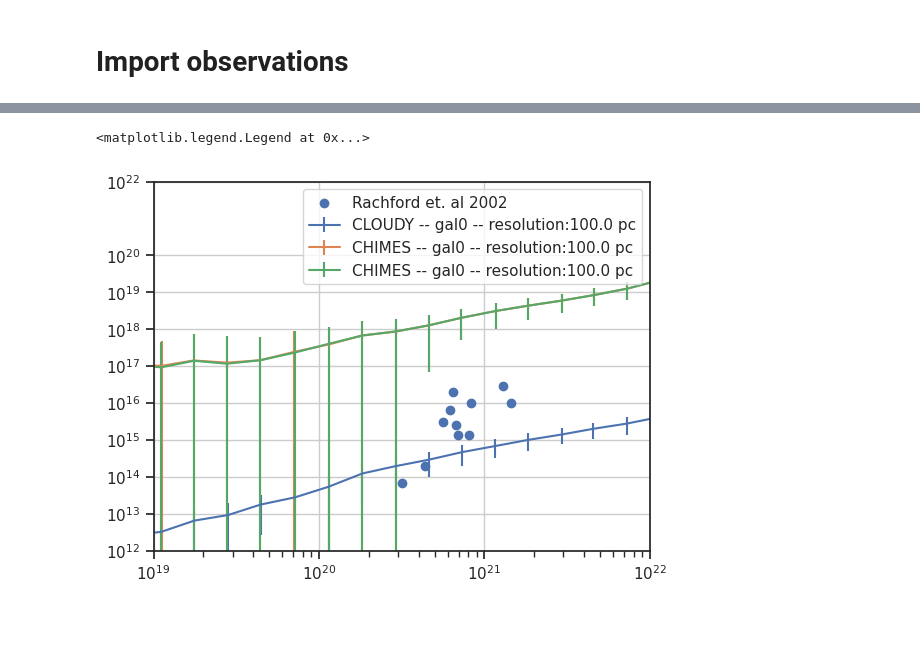
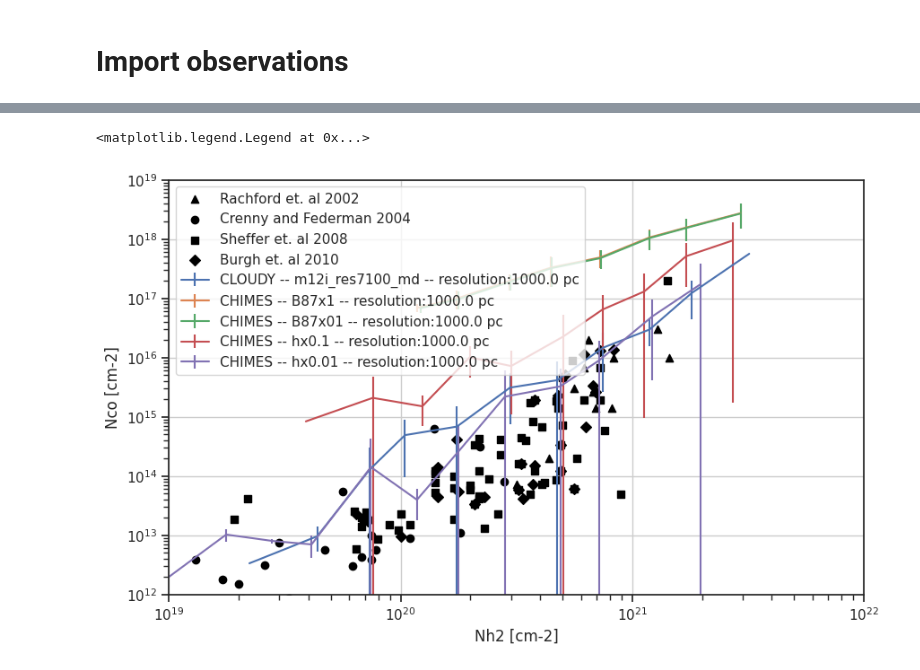
Before and after one commit to dtolgay/chimes-niagara, a Jupyter notebook: notebooks/Nco_vs_Nh2.ipynb, the cells around one changed output, grey strips where cells are left out. Cells and saved outputs as stored; diff of their text form; code cells hidden in the pictures; blank space fills up the shorter version.

```diff
--- a/notebooks/Nco_vs_Nh2.ipynb
+++ b/notebooks/Nco_vs_Nh2.ipynb
@@ -315,3 +361,8 @@ Done!
 # Import observations
 # %%
 rachford = observations.rachford_2002_number_column_density(filedir = "/home/m/murray/dtolgay/Observations")
+crenny = observations.crenny_2004_number_column_density(filedir = "/home/m/murray/dtolgay/Observations")
+sheffer = observations.sheffer_2008_number_column_density(filedir = "/home/m/murray/dtolgay/Observations")
+burgh = observations.burgh_2010_number_column_density(filedir = "/home/m/murray/dtolgay/Observations")
+
+burgh.columns
@@ -380,10 +442,14 @@ def bin_data(spaxel_data):
         # Calculate the standard deviation of Nco for the current bin
         std_Nco = np.std(spaxel_data["Nco"][mask])
 
+        # Calculate the std on the log scale
+        log_std_Nco = np.std(np.log10(spaxel_data["Nco"][mask]))
+
         binned_data.append({
             "Nh2": mean_Nh2,
             "Nco": mean_Nco,
-            "std_Nco": std_Nco
+            "std_Nco": std_Nco,
+            "log_std_Nco": log_std_Nco,
         })
 
 
@@ -391,42 +457,75 @@ def bin_data(spaxel_data):
 
     return binned_data
 # %%
+plt.figure(figsize=(10, 6))
+
 binned_cloudy = bin_data(spaxel_data=spaxels_cloudy)
-binned_chimes_B87x1 = bin_data(spaxel_data=spaxels_chimes_B87x1)
-binned_chimes_B87x01 = bin_data(spaxel_data=spaxels_chimes_B87x01)
+for key in hdf5_files.keys():
+    spaxels_chimes = hdf5_files[key]["spaxels"]
+    binned_chimes = bin_data(spaxel_data=spaxels_chimes)
+    hdf5_files[key]["binned"] = binned_chimes
 
 # Plot these binned data
 plt.errorbar(
     binned_cloudy["Nh2"],
     binned_cloudy["Nco"],
     yerr=binned_cloudy["std_Nco"],
     label = f"CLOUDY -- {galaxy_name} -- resolution:{resolution} pc"
 )
-plt.errorbar(
-    binned_chimes_B87x1["Nh2"],
-    binned_chimes_B87x1["Nco"],
-    yerr=binned_chimes_B87x1["std_Nco"],
-    label = f"CHIMES -- {galaxy_name} -- resolution:{resolution} pc"
-)
-plt.errorbar(
-    binned_chimes_B87x01["Nh2"],
-    binned_chimes_B87x01["Nco"],
-    yerr=binned_chimes_B87x01["std_Nco"],
-    label = f"CHIMES -- {galaxy_name} -- resolution:{resolution} pc"
-)
+
+for key in hdf5_files.keys():
+    binned_chimes = hdf5_files[key]["binned"]
+    label = hdf5_files[key]["label"]
+    plt.errorbar(
+        binned_chimes["Nh2"],
+        binned_chimes["Nco"],
+        yerr=binned_chimes["std_Nco"],
+        label = f"CHIMES -- {label} -- resolution:{resolution} pc"
+    )
+
 plt.scatter(
     10**rachford["logN(H2)"],
     10**rachford["log(N(CO))"],
-    label = "Rachford et. al 2002"
+    label = "Rachford et. al 2002",
+    marker = '^',
+    c = "black",
+)
+
+plt.scatter(
+    crenny['Nh2'],
+    crenny['Nco'],
+    label = "Crenny and Federman 2004",
+    marker = 'o',
+    c = "black",
+)
+
+plt.scatter(
+    10**sheffer['logH2'],
+    10**sheffer['logCO'],
+    label = "Sheffer et. al 2008",
+    marker = 's',
+    c = "black",
+)
+
+plt.scatter(
+    10**burgh['logN(H2)'],
+    10**burgh['logN(CO)'],
+    label = "Burgh et. al 2010",
+    marker = 'D',
+    c = "black",
 )
 
 plt.xscale("log")
 plt.yscale("log")
 plt.xlim([1e19, 1e22])
-plt.ylim([1e12, 1e22])
+plt.ylim([1e12, 1e19])
 plt.grid(True)
-plt.yticks([1e12, 1e13, 1e14, 1e15, 1e16, 1e17, 1e18, 1e19, 1e20, 1e22])
+plt.yticks([1e12, 1e13, 1e14, 1e15, 1e16, 1e17, 1e18, 1e19])
+
+plt.ylabel("Nco [cm-2]")
+plt.xlabel("Nh2 [cm-2]")
+
 plt.legend()
 # %% [output]
 <matplotlib.legend.Legend at 0x...>
-[figure, old version]
+[figure, new version]
```
Also changed, not shown: parts of 8 cells of this notebook, 9 other files.
